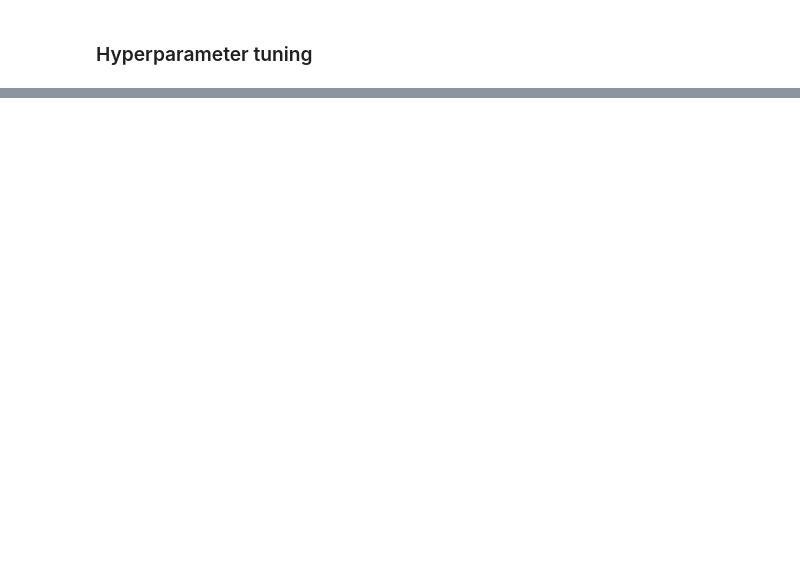
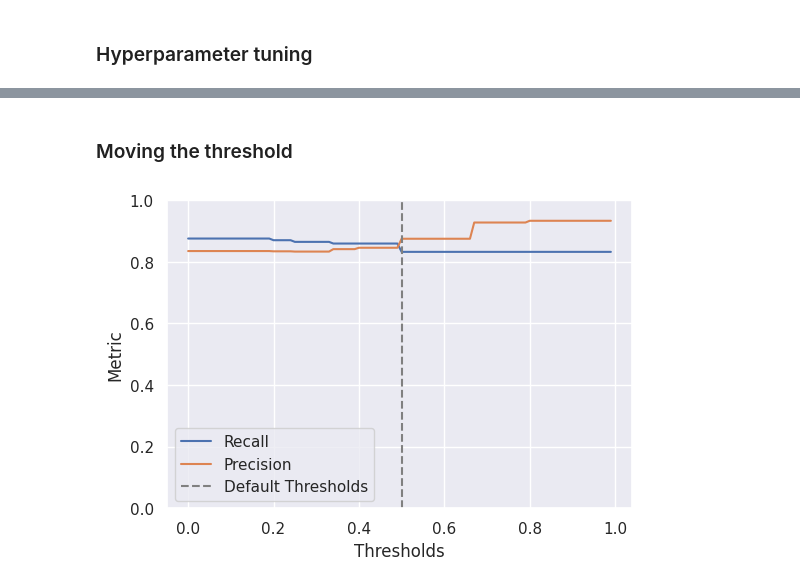
Before and after one commit to thanhtruchhh/Churn_Prediction, a Jupyter notebook: Churn_Prediction.ipynb, the cells around one changed output, grey strips where cells are left out. Cells and saved outputs as stored; diff of their text form; code cells hidden in the pictures; blank space fills up the shorter version.

Commit message:
Selecting threshold with pr

```diff
--- a/Churn_Prediction.ipynb
+++ b/Churn_Prediction.ipynb
@@ -663,0 +659,25 @@ Decision tree model after hyperparameter tuning improves performance with higher
+# %% [markdown]
+### Moving the threshold
+# %%
+# Predict probability
+y_test_tun_proba = dec_clf_tun.predict_proba(X_test)[:, 1]
+
+# Set threshold between 0 and 1
+thresholds = np.arange(0.0, 1.0, step = .01)
+
+# Calc precision and recall for each threshold
+recall_scores = [recall_score(y_test, y_test_tun_proba > t) for t in thresholds]
+precis_scores = [precision_score(y_test, y_test_tun_proba > t) for t in thresholds]
+# %%
+# Plot
+fig, ax = plt.subplots(figsize=(6, 4))
+ax.plot(thresholds, recall_scores, label="Recall")
+ax.plot(thresholds, precis_scores, label="Precision")
+ax.axvline(0.5, c="gray", linestyle="--", label="Default Thresholds")
+ax.set_xlabel("Thresholds")
+ax.set_ylabel("Metric")
+ax.set_ylim(0, 1)
+ax.legend()
+plt.show()
+# %% [output]
+[figure, added]
```
Also changed, not shown: parts of 33 cells of this notebook.
